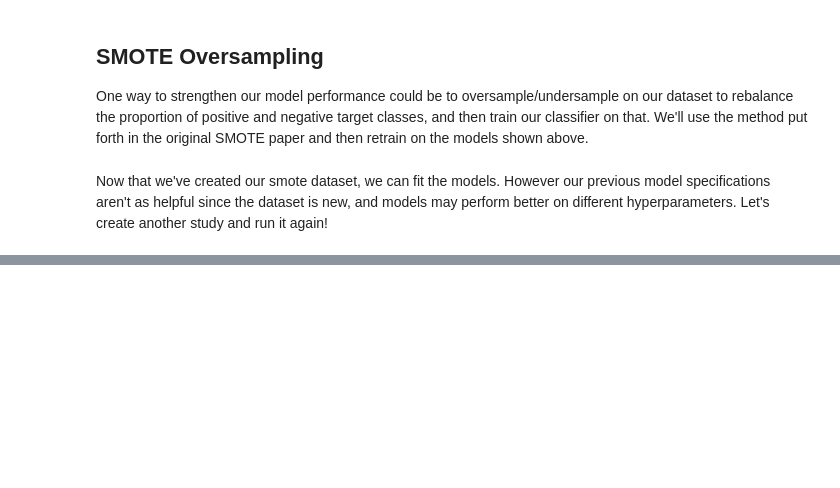
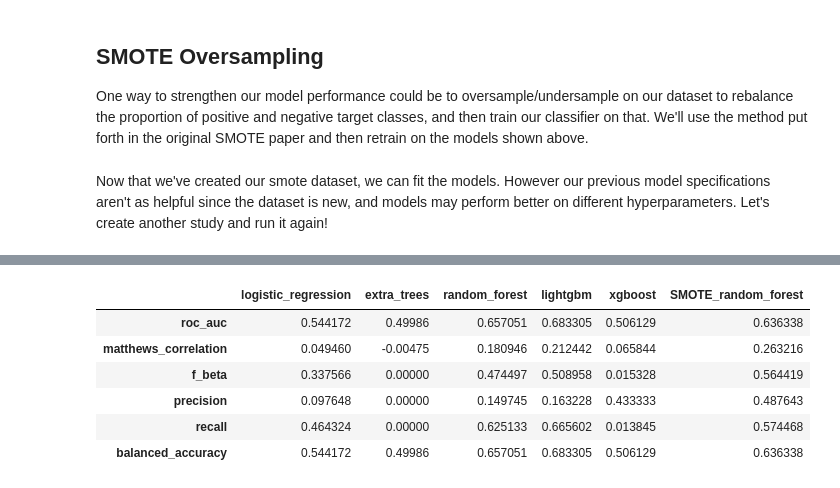
Before and after one commit to lrobin42/Home_Credit_Default_Prediction, a Jupyter notebook: default_prediction.ipynb, the cells around one changed output, grey strips where cells are left out. Cells and saved outputs as stored; diff of their text form; code cells hidden in the pictures; blank space fills up the shorter version.

```diff
--- a/default_prediction.ipynb
+++ b/default_prediction.ipynb
@@ -474,3 +480,21 @@ x_train, x_test, y_train, y_test = train_test_split(
 )
 # %% [markdown]
 Now that we've created our smote dataset, we can fit the models. However our previous model specifications aren't as helpful since the dataset is new, and models may perform better on different hyperparameters. Let's create another study and run it again!
+# %%
+study = create_study(
+    direction="maximize",
+    pruner=SuccessiveHalvingPruner(reduction_factor=2),
+    study_name='SMOTE_random_forest',
+    sampler=RandomSampler(seed=42),
+)
+study.optimize(lambda trial: objective_1("random_forest", trial, x, y), n_trials=num_trials)
+
+
+model_specifications["SMOTE_random_forest"] = study.best_params
+
+smote_lgbm = LGBMClassifier(**study.best_params)
+smote_lgbm.fit(x_train, y_train)
+predictions: NDArray = smote_lgbm.predict(x_test)
+model_performance["SMOTE_random_forest"] = calculate_model_statistics(y_test, predictions)
+model_performance
+# %% [output]
@@ -477,3 +517,10 @@ Now that we've created our smote dataset, we can fit the models. However our pre
+|  | logistic_regression | extra_trees | random_forest | lightgbm | xgboost | SMOTE_random_forest |
+| roc_auc | 0.544172 | 0.49986 | 0.657051 | 0.683305 | 0.506129 | 0.636338 |
+| matthews_correlation | 0.049460 | -0.00475 | 0.180946 | 0.212442 | 0.065844 | 0.263216 |
+| f_beta | 0.337566 | 0.00000 | 0.474497 | 0.508958 | 0.015328 | 0.564419 |
+| precision | 0.097648 | 0.00000 | 0.149745 | 0.163228 | 0.433333 | 0.487643 |
+| recall | 0.464324 | 0.00000 | 0.625133 | 0.665602 | 0.013845 | 0.574468 |
+| balanced_accuracy | 0.544172 | 0.49986 | 0.657051 | 0.683305 | 0.506129 | 0.636338 |
 # %%
 study = create_study(
     direction="maximize",
```
Also changed, not shown: parts of 11 cells of this notebook.
